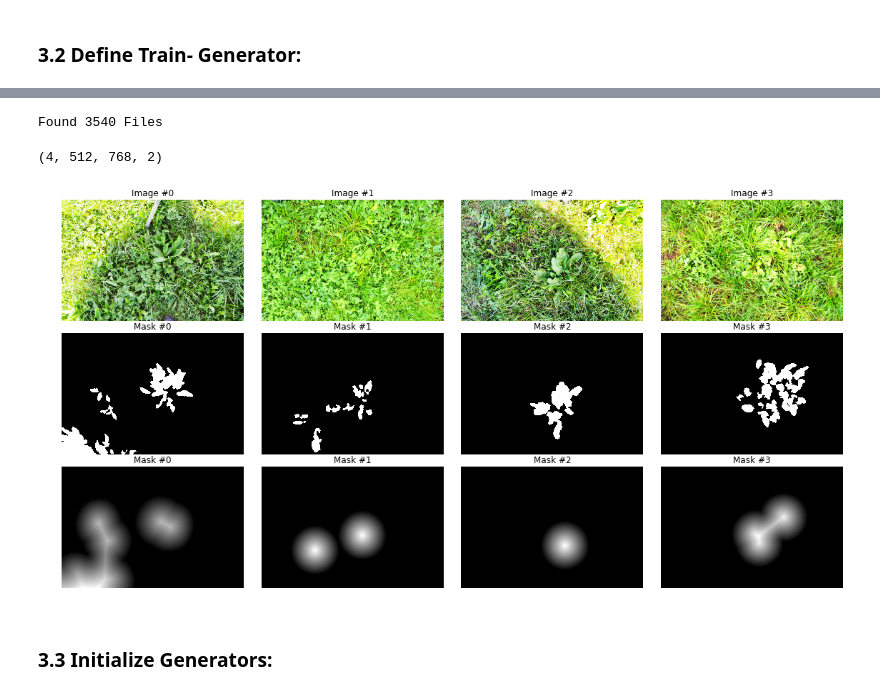
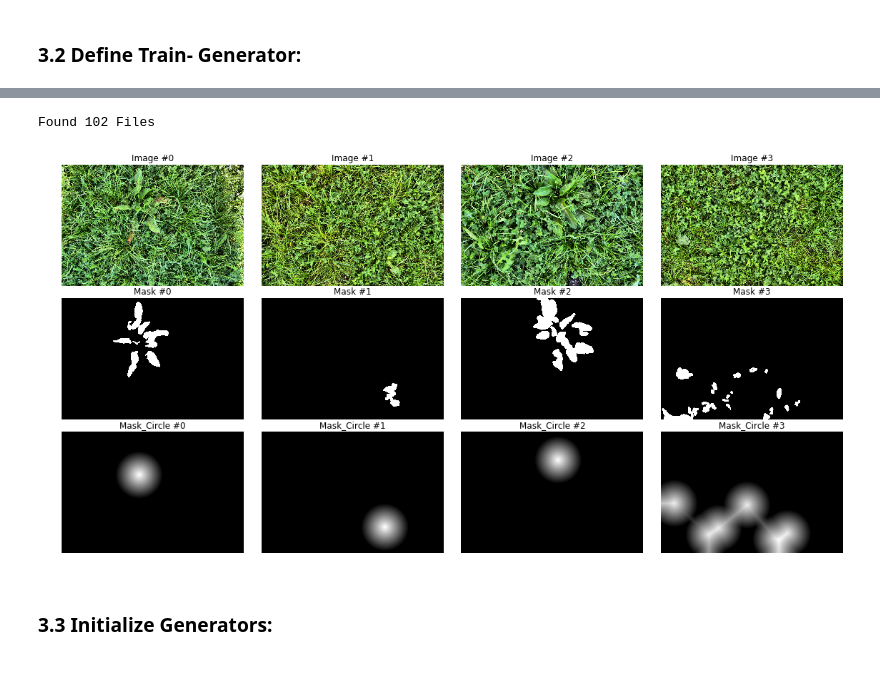
Before and after one commit to dschori/Rumex-Detection, a Jupyter notebook: notebooks/20_UNet.ipynb, the cells around one changed output, grey strips where cells are left out. Saved outputs shown, nothing was run; the diff lists cells and outputs as text; code cells hidden in the pictures.

```diff
--- a/notebooks/20_UNet.ipynb
+++ b/notebooks/20_UNet.ipynb
@@ -151,36 +236,34 @@ params = {'target_size': SHAPE,
           'shuffle': True}
 
 # Generators
-sample_gen = DataGenerator(df=aug_df,augment_data=False,save_images=False,**params)
+sample_gen = DataGenerator(df=val_df,hist_equal=True,augment_data=False,save_images=False,**params)
 i_sample = iter(sample_gen)
 # %% [output]
-Found 3540 Files
+Found 102 Files
 # %%
 imgs,msks = next(i_sample)
-print(msks.shape)
 plt.figure(figsize=(20,10))
 x,y =4,1
 for i in range(y):
     for j in range(x):
         plt.subplot(y*3,x,i*2*x+j+1)
         pos = i+j
-        plt.imshow(imgs[pos,:,:,:].reshape(512,768,3))
+        plt.imshow(imgs[pos,:,:,:].reshape(*SHAPE,3))
         plt.title('Image #{}'.format(pos))
         plt.axis('off')
         plt.subplot(y*3,x,(i*2+1)*x+j+1)
-        plt.imshow(msks[pos,:,:,0].reshape(SHAPE),cmap='gray')
+        plt.imshow(msks[0][pos,:,:,:].reshape(SHAPE),cmap='gray')
         plt.title('Mask #{}'.format(pos))
         plt.axis('off')
         plt.subplot(y*3,x,(i*2+2)*x+j+1)
-        plt.imshow(msks[pos,:,:,1].reshape(SHAPE),cmap='gray')
-        plt.title('Mask #{}'.format(pos))
+        plt.imshow(msks[1][pos,:,:,:].reshape(SHAPE),cmap='gray')
+        plt.title('Mask_Circle #{}'.format(pos))
         plt.axis('off')
 
 plt.subplots_adjust(wspace=0.01, hspace=0.1)
 plt.show()
 # %% [output]
-(4, 512, 768, 2)
-[figure, old version]
+[figure, new version]
 # %% [markdown]
 ### 3.3 Initialize Generators:
 # %% [markdown]
```
Also changed, not shown: parts of 14 cells of this notebook.
